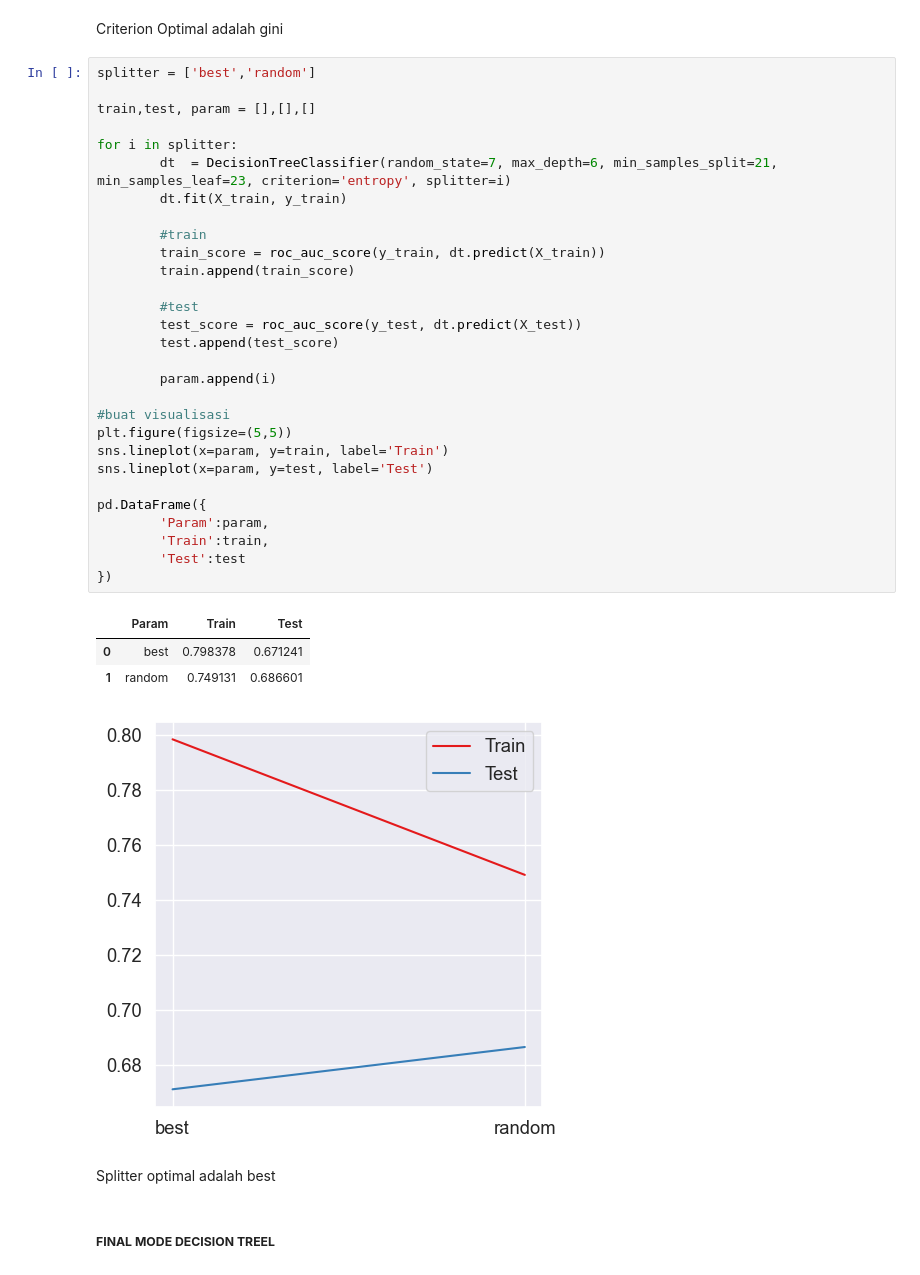
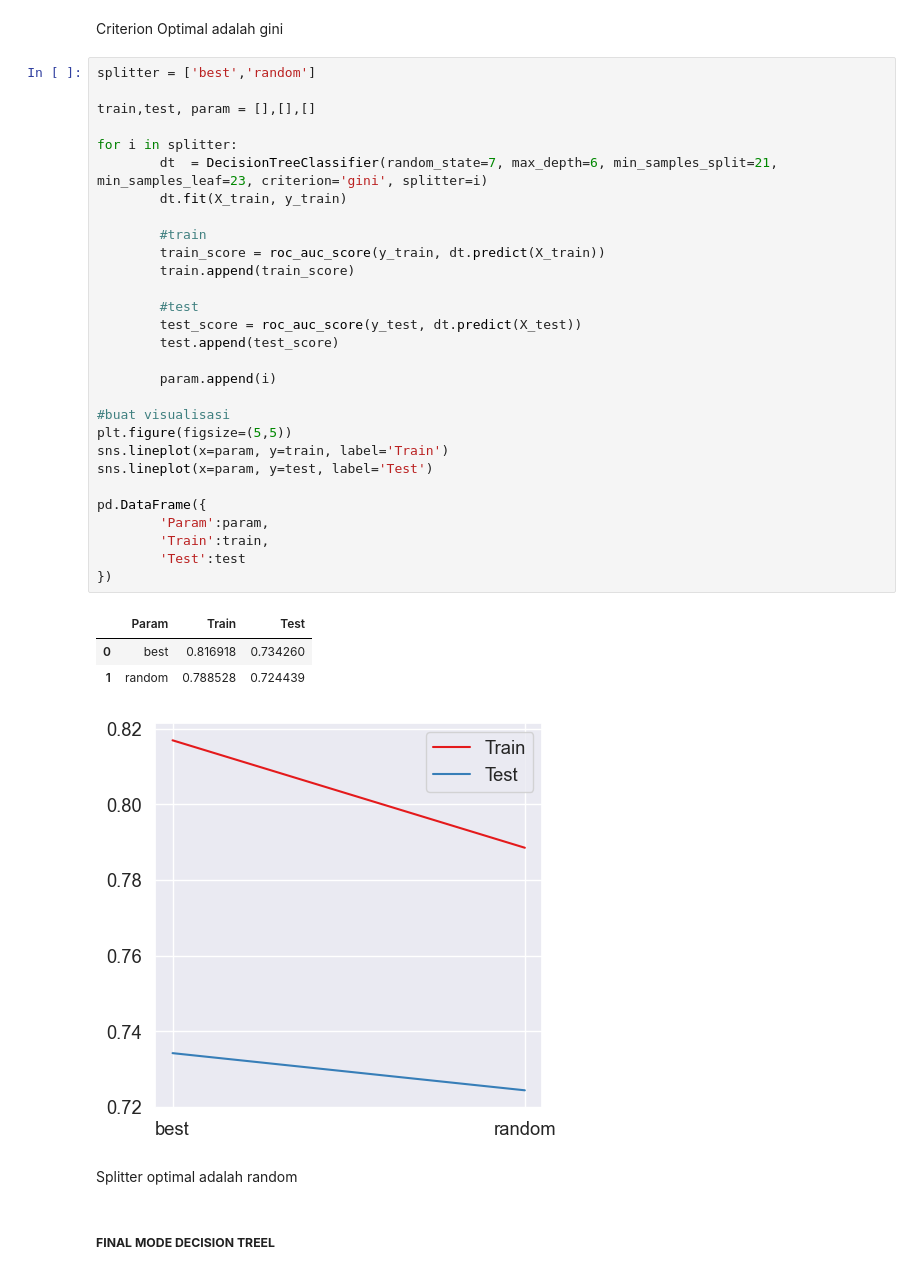
Before and after one commit to arsand07/Employee-Attrition, a Jupyter notebook: Stage 3/Stage 3.ipynb, the cells around one changed output. Drawn from its saved outputs; the diff is of its cells as text.

```diff
--- a/Stage 3/Stage 3.ipynb
+++ b/Stage 3/Stage 3.ipynb
@@ -466,39 +484,39 @@ Criterion Optimal adalah gini
 # %%
 splitter = ['best','random']
 
 train,test, param = [],[],[]
 
 for i in splitter:
-        dt  = DecisionTreeClassifier(random_state=7, max_depth=6, min_samples_split=21, min_samples_leaf=23, criterion='entropy', splitter=i)
+        dt  = DecisionTreeClassifier(random_state=7, max_depth=6, min_samples_split=21, min_samples_leaf=23, criterion='gini', splitter=i)
         dt.fit(X_train, y_train)
 
         #train
         train_score = roc_auc_score(y_train, dt.predict(X_train))
         train.append(train_score)
 
         #test
         test_score = roc_auc_score(y_test, dt.predict(X_test))
         test.append(test_score)
 
         param.append(i)
 
 #buat visualisasi
 plt.figure(figsize=(5,5))
 sns.lineplot(x=param, y=train, label='Train')
 sns.lineplot(x=param, y=test, label='Test')
 
 pd.DataFrame({
         'Param':param,
         'Train':train,
         'Test':test
 })
 # %% [output]
 |  | Param | Train | Test |
-| 0 | best | 0.798378 | 0.671241 |
-| 1 | random | 0.749131 | 0.686601 |
+| 0 | best | 0.816918 | 0.734260 |
+| 1 | random | 0.788528 | 0.724439 |
-[figure, old version]
+[figure, new version]
 # %% [markdown]
-Splitter optimal adalah best
+Splitter optimal adalah random
 # %% [markdown]
 ##### __FINAL MODE DECISION TREEL__
 # %%
```
Also changed, not shown: parts of 18 cells of this notebook.
